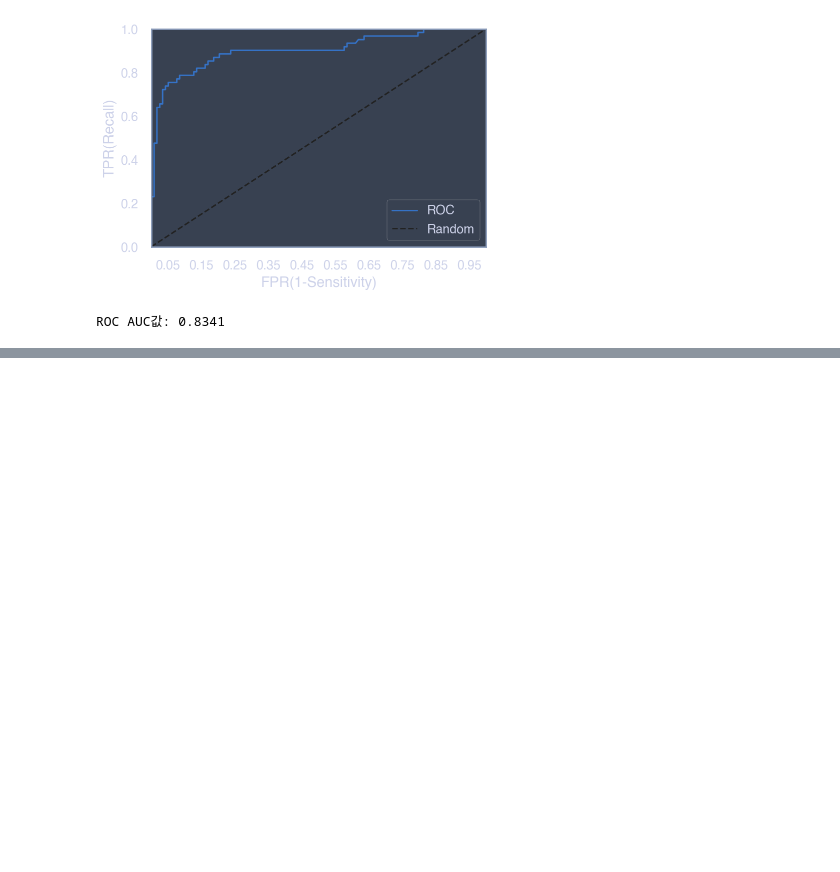
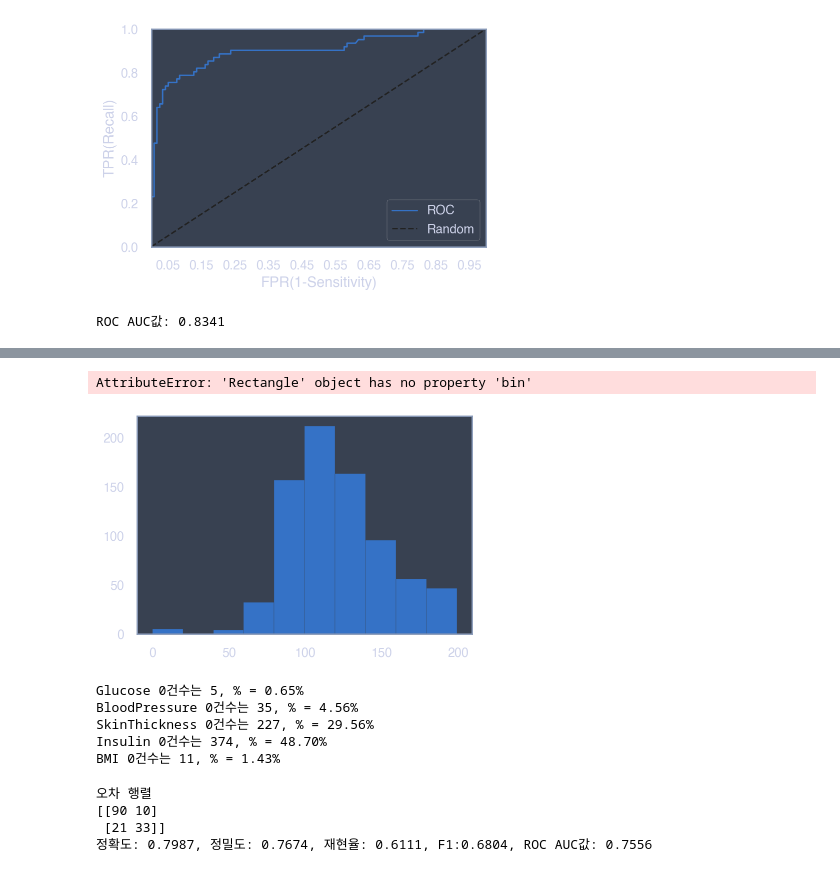
Before and after one commit to kangyeolyoun2/Python_for_Data_Analysis, a Jupyter notebook: kaggle_practice/2_scikit_learn_machine_learning/2_4_evaluation.ipynb, the cells around one changed output, grey strips where cells are left out. Drawn from its saved outputs; the diff is of its cells as text; code cells hidden in the pictures; blank space fills up the shorter version.

```diff
--- a/kaggle_practice/2_scikit_learn_machine_learning/2_4_evaluation.ipynb
+++ b/kaggle_practice/2_scikit_learn_machine_learning/2_4_evaluation.ipynb
@@ -479,0 +565,26 @@ ROC AUC값: 0.8341
+# %%
+# Glucose 가 0? 한번봅시다.
+
+plt.hist(diabetes_data["Glucose"], bin=10)
+# %% [output]
+AttributeError: 'Rectangle' object has no property 'bin'
+[figure, added]
+# %%
+# min() 값이 0 으로 돼있는 feature에 대해, 건별 몇%비율로 존재하는지 봅시다
+
+# 0값을 검사할 피처 명 리스트
+zero_features = ["Glucose", "BloodPressure", "SkinThickness", "Insulin", "BMI"]
+
+# 전체 데이터 건수
+total_count = diabetes_data["Glucose"].count()
+
+#피처별로 반복하면서 데이터 값이 0인 데이터 건수를 추출, 퍼센트 계산
+for feature in zero_features:
+    zero_count = diabetes_data[diabetes_data[feature] == 0][feature].count()
+    print("{0} 0건수는 {1}, % = {2:.2f}%".format(feature,zero_count, 100*zero_count/total_count))
+# %% [output]
+Glucose 0건수는 5, % = 0.65%
+BloodPressure 0건수는 35, % = 4.56%
+SkinThickness 0건수는 227, % = 29.56%
+Insulin 0건수는 374, % = 48.70%
+BMI 0건수는 11, % = 1.43%
@@ -479,0 +596,21 @@ ROC AUC값: 0.8341
+# %%
+X = diabetes_data.iloc[:, :-1]
+y = diabetes_data.iloc[:, -1]
+
+# StandardScaler 클래스사용, 피처데이터 세트에 일괄적으로 스케일링 적용
+scaler = StandardScaler()
+X_scaled = scaler.fit_transform(X)
+
+X_train, X_test, y_train, y_test = train_test_split(X_scaled, y, test_size = 0.2, \
+                                                    random_state = 156, stratify = y)
+
+#로지스틱 회귀로 학습, 예측 평가
+lr_clf = LogisticRegression()
+lr_clf.fit(X_train, y_train)
+pred = lr_clf.predict(X_test)
+get_clf_eval(y_test, pred)
+# %% [output]
+오차 행렬
+[[90 10]
+ [21 33]]
+정확도: 0.7987, 정밀도: 0.7674, 재현율: 0.6111, F1:0.6804, ROC AUC값: 0.7556
```
Also changed, not shown: parts of 9 cells of this notebook, 2 other files.
